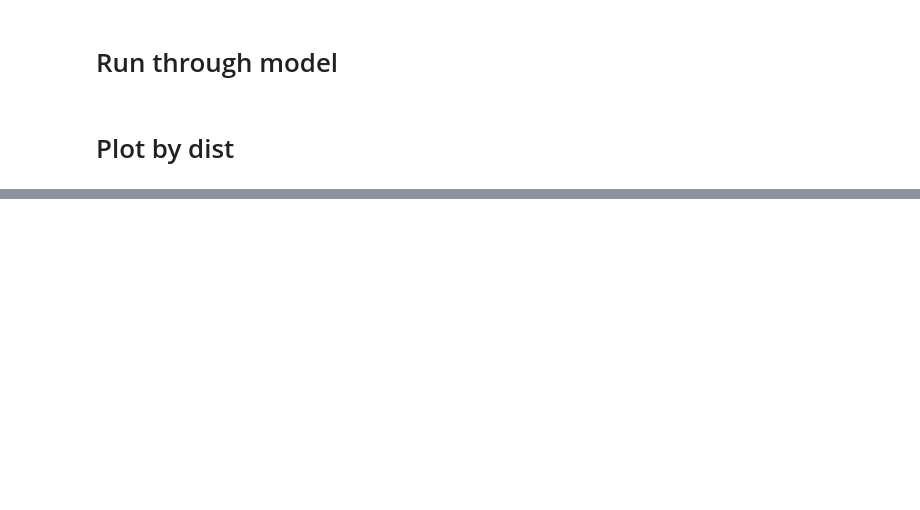
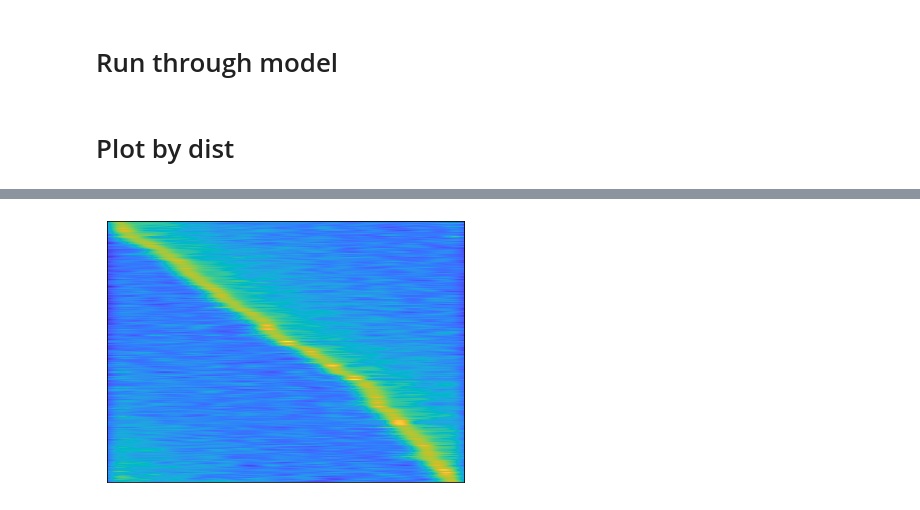
Before and after one commit to chingf/sr-project, a Jupyter notebook: notebooks/7c-cache.ipynb, the cells around one changed output, grey strips where cells are left out. Saved outputs shown, nothing was run; the diff lists cells and outputs as text; code cells hidden in the pictures; blank space fills up the shorter version.

```diff
--- a/notebooks/7c-cache.ipynb
+++ b/notebooks/7c-cache.ipynb
@@ -122,0 +246,23 @@ plt.show()
+# %%
+popln_activity = []
+relative_idx = []
+for cache_loc, cache_state in zip(cache_locs, cache_states):
+    _popln_activity = get_popln_plot(cache_loc, cache_state)
+    _popln_activity = add_noise(_popln_activity)
+    _popln_activity = hanning_smooth(_popln_activity)
+    _popln_activity = remove_insig(_popln_activity)
+    _popln_activity = z_score(_popln_activity)
+    popln_activity.append(_popln_activity)
+popln_activity = np.vstack(popln_activity)
+# %%
+plt.figure(figsize=(6.4, 4.8))
+rand_sample = np.random.choice(popln_activity.shape[0], size=450)
+samp_popln_activity = popln_activity[rand_sample]
+sort_idxs = np.argsort(np.argmax(samp_popln_activity, axis=1))
+samp_popln_activity = samp_popln_activity[sort_idxs]
+plt.imshow(samp_popln_activity, cmap=parula_cm, aspect='auto')
+plt.xticks([]); plt.yticks([])
+plt.savefig("feeder_control.png", dpi=300)
+plt.show()
+# %% [output]
+[figure, added]
```
Also changed, not shown: parts of 19 cells of this notebook, 3 other files.
